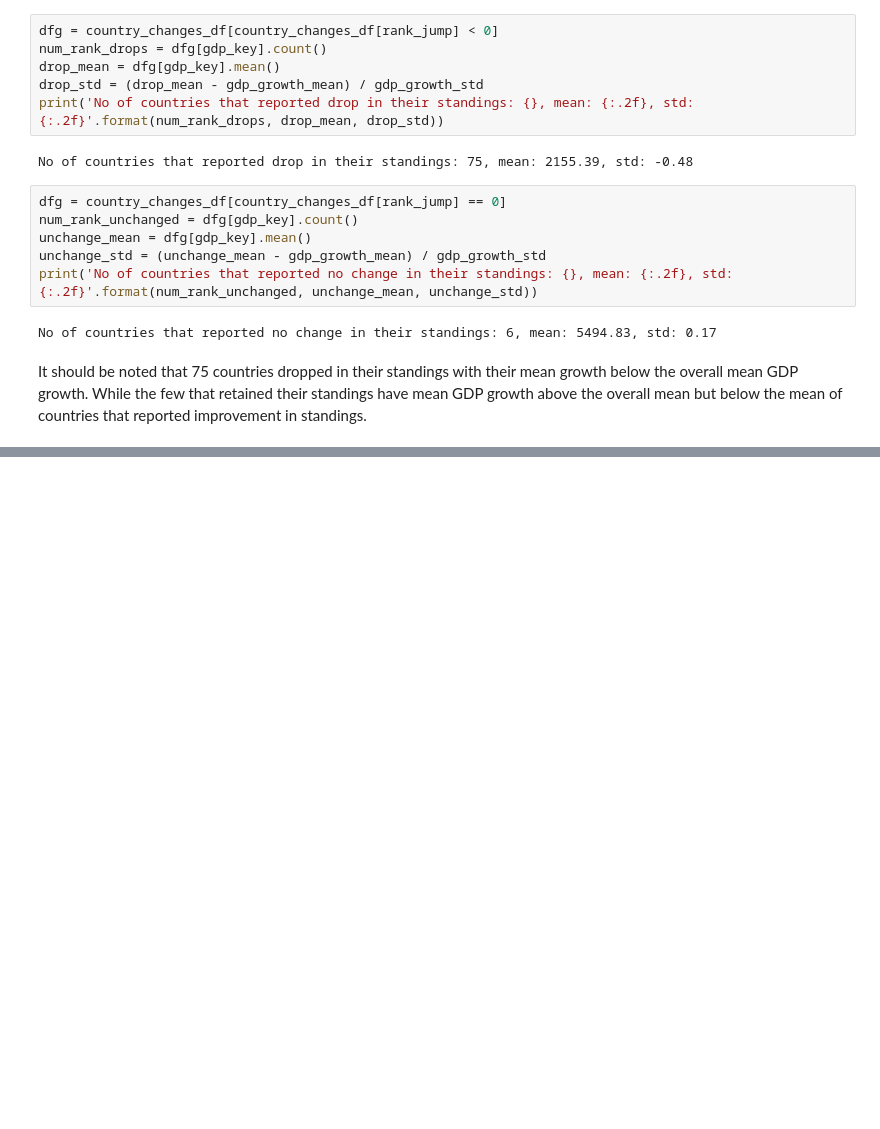
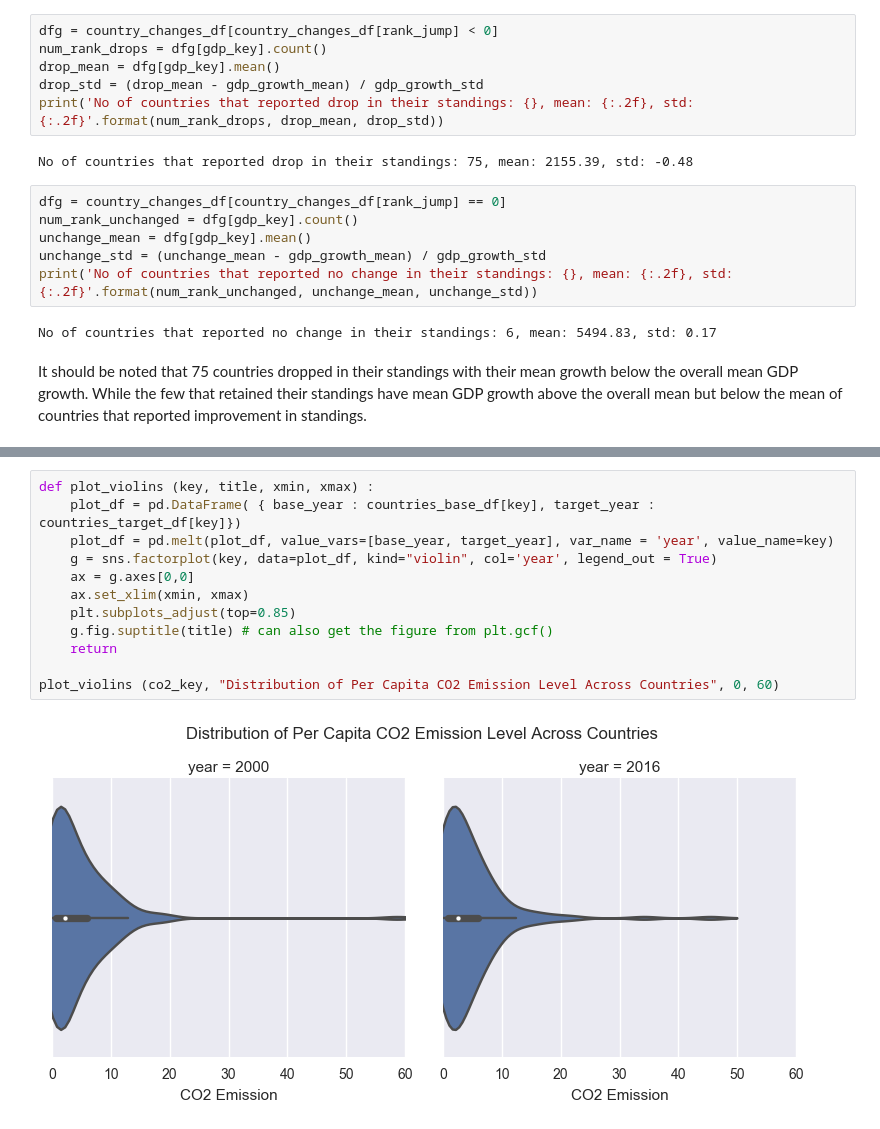
Before and after one commit to sankarchn/development-data-analysis, a Jupyter notebook: gapminder-world-analysis-v2.ipynb, the cells around one changed output, grey strips where cells are left out. Cells and saved outputs as stored; diff of their text form; blank space fills up the shorter version.

```diff
--- a/gapminder-world-analysis-v2.ipynb
+++ b/gapminder-world-analysis-v2.ipynb
@@ -736,0 +662,14 @@ In this project, we analyzed global development indicators made available by Wor
+# %%
+def plot_violins (key, title, xmin, xmax) :
+    plot_df = pd.DataFrame( { base_year : countries_base_df[key], target_year :  countries_target_df[key]})
+    plot_df = pd.melt(plot_df, value_vars=[base_year, target_year], var_name = 'year', value_name=key)
+    g = sns.factorplot(key, data=plot_df, kind="violin", col='year', legend_out = True)
+    ax = g.axes[0,0]
+    ax.set_xlim(xmin, xmax)
+    plt.subplots_adjust(top=0.85)
+    g.fig.suptitle(title) # can also get the figure from plt.gcf()
+    return
+
+plot_violins (co2_key, "Distribution of Per Capita CO2 Emission Level Across Countries", 0, 60)
+# %% [output]
+[figure, added]
```
Also changed, not shown: parts of 48 cells of this notebook.
